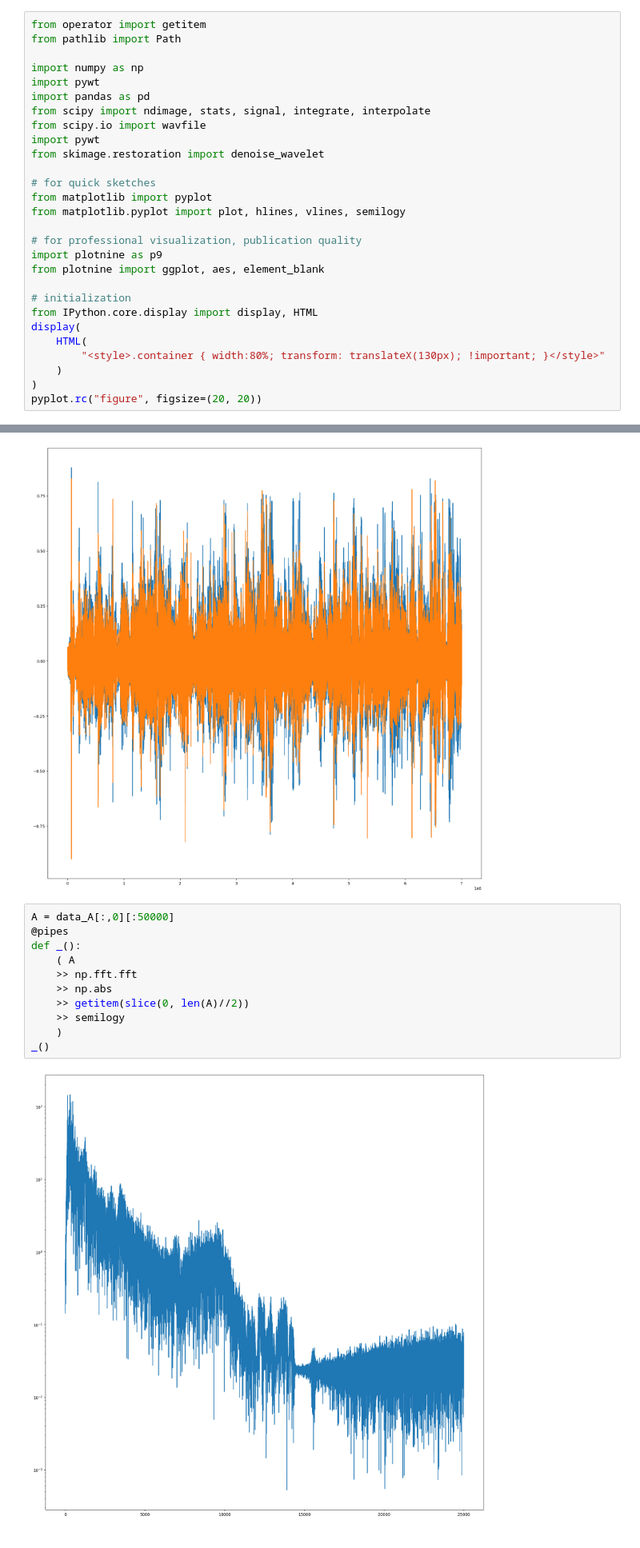
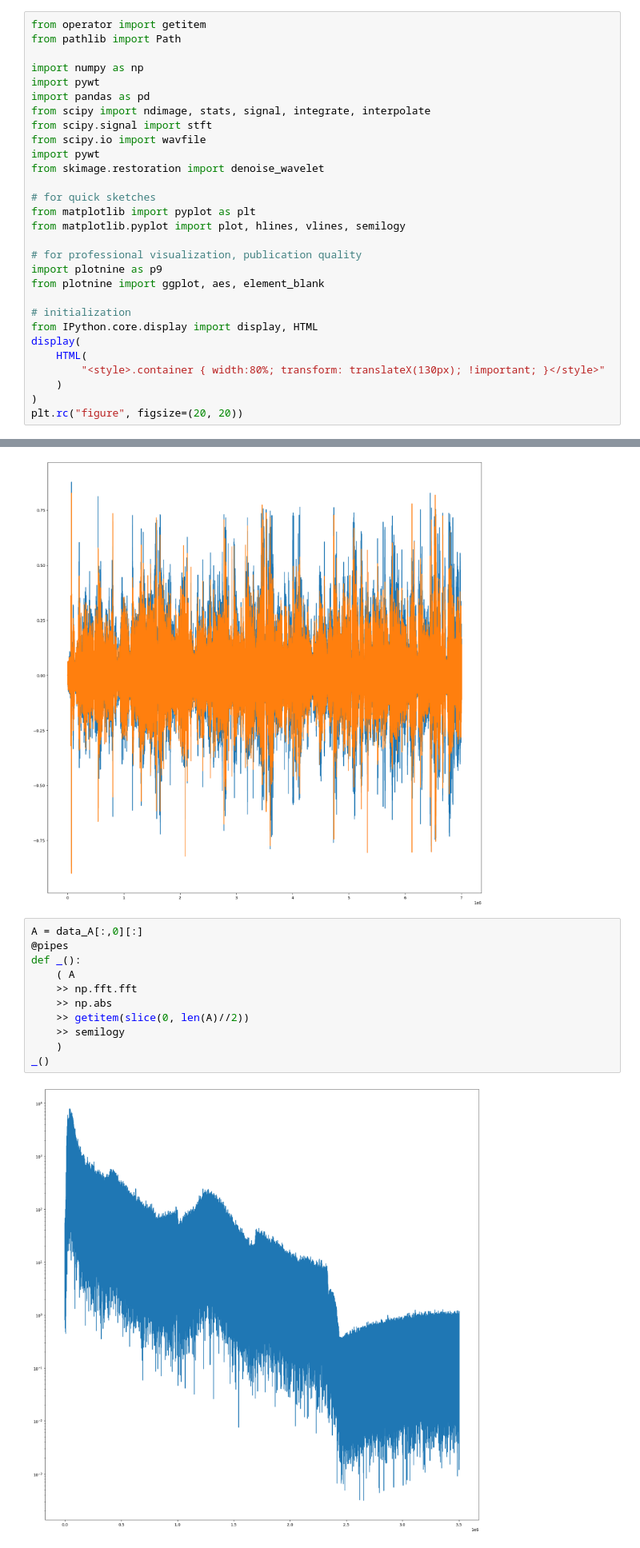
Before and after one commit to TetraPlex-org/audiomerge, a Jupyter notebook: AUDIOMERGE_FD_20230731.ipynb, the cells around one changed output, grey strips where cells are left out. Shown at 80% size. Cells and saved outputs as stored; diff of their text form.

```diff
--- a/AUDIOMERGE_FD_20230731.ipynb
+++ b/AUDIOMERGE_FD_20230731.ipynb
@@ -14,12 +21,13 @@ import numpy as np
 import pywt
 import pandas as pd
 from scipy import ndimage, stats, signal, integrate, interpolate
+from scipy.signal import stft
 from scipy.io import wavfile
 import pywt
 from skimage.restoration import denoise_wavelet
 
 # for quick sketches
-from matplotlib import pyplot
+from matplotlib import pyplot as plt
 from matplotlib.pyplot import plot, hlines, vlines, semilogy
 
 # for professional visualization, publication quality
@@ -33,7 +41,7 @@ display(
         "<style>.container { width:80%; transform: translateX(130px); !important; }</style>"
     )
 )
-pyplot.rc("figure", figsize=(20, 20))
+plt.rc("figure", figsize=(20, 20))
 # %% [markdown]
 Pipes are awesome. Let's do more of those.
 # %%
@@ -142,15 +150,15 @@ plot(data_A)
  <matplotlib.lines.Line2D at 0x...>]
 [figure]
 # %%
-A = data_A[:,0][:50000]
+A = data_A[:,0][:]
 @pipes
 def _():
     ( A
     >> np.fft.fft
     >> np.abs
     >> getitem(slice(0, len(A)//2))
     >> semilogy
     )
 _()
 # %% [output]
-[figure, old version]
+[figure, new version]
```
Also changed, not shown: parts of 12 cells of this notebook.
